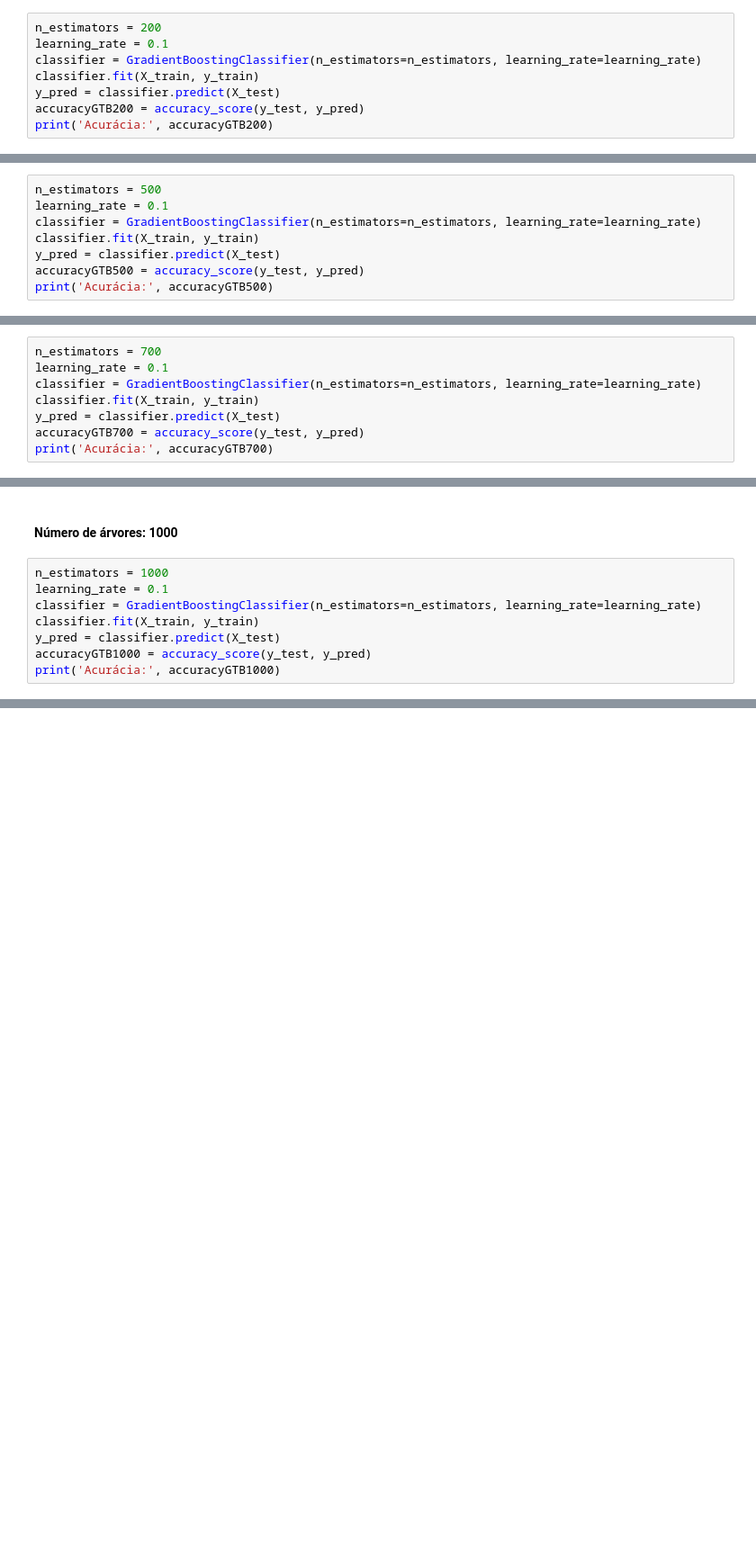
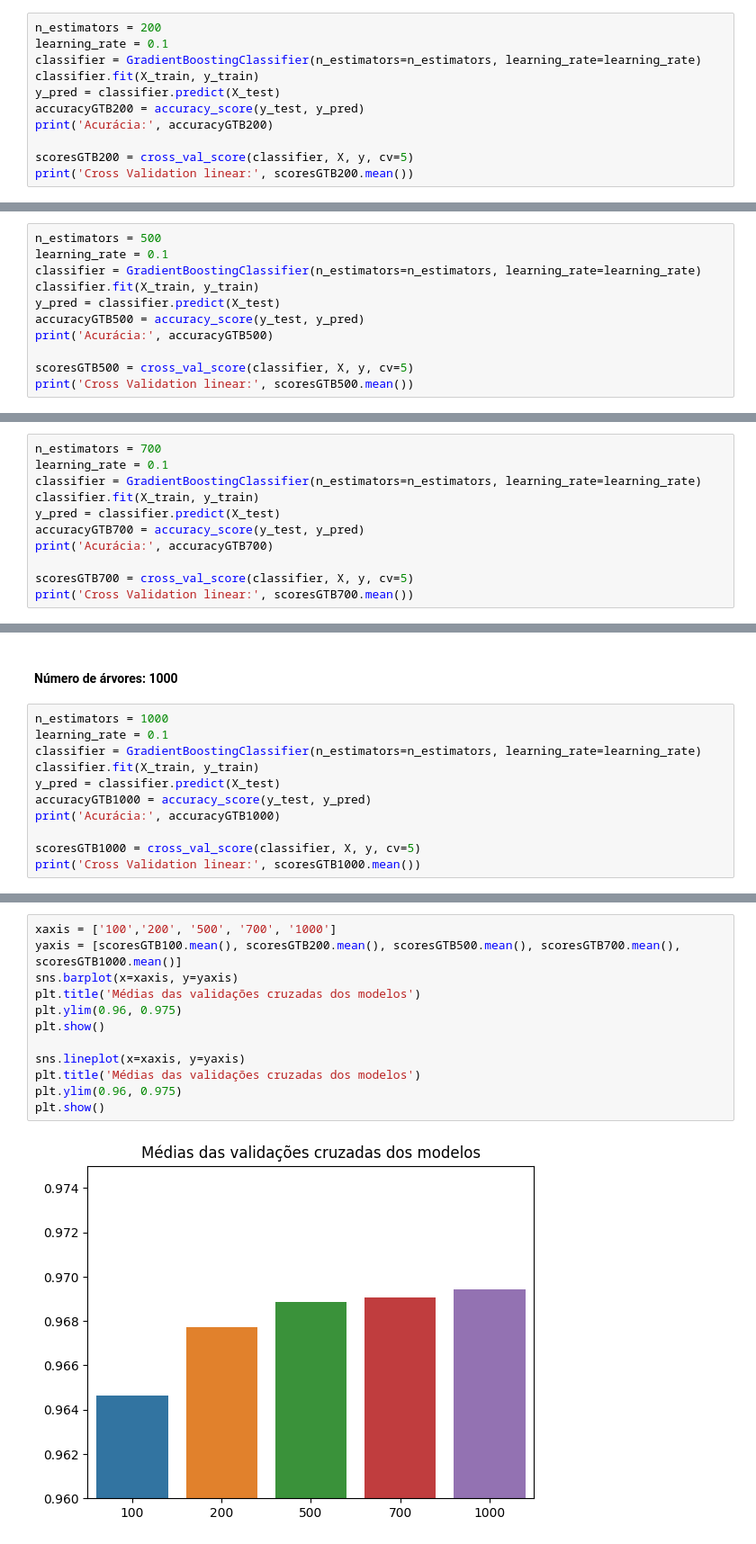
Before and after one commit to Academify/INF420-TP4, a Jupyter notebook: main.ipynb, the cells around one changed output, grey strips where cells are left out. Shown: that part at 90% size. Drawn from its saved outputs; the diff is of its cells as text; blank space fills up the shorter version.

```diff
--- a/main.ipynb
+++ b/main.ipynb
@@ -513,4 +524,7 @@ classifier.fit(X_train, y_train)
 y_pred = classifier.predict(X_test)
 accuracyGTB200 = accuracy_score(y_test, y_pred)
 print('Acurácia:', accuracyGTB200)
+
+scoresGTB200 = cross_val_score(classifier, X, y, cv=5)
+print('Cross Validation linear:', scoresGTB200.mean())
 # %% [output]
@@ -525,5 +540,8 @@ classifier.fit(X_train, y_train)
 y_pred = classifier.predict(X_test)
 accuracyGTB500 = accuracy_score(y_test, y_pred)
 print('Acurácia:', accuracyGTB500)
+
+scoresGTB500 = cross_val_score(classifier, X, y, cv=5)
+print('Cross Validation linear:', scoresGTB500.mean())
 # %% [output]
 Acurácia: 0.9769452449567724
@@ -537,5 +556,8 @@ classifier.fit(X_train, y_train)
 y_pred = classifier.predict(X_test)
 accuracyGTB700 = accuracy_score(y_test, y_pred)
 print('Acurácia:', accuracyGTB700)
+
+scoresGTB700 = cross_val_score(classifier, X, y, cv=5)
+print('Cross Validation linear:', scoresGTB700.mean())
 # %% [output]
 Acurácia: 0.9779058597502401
@@ -549,5 +572,8 @@ classifier.fit(X_train, y_train)
 y_pred = classifier.predict(X_test)
 accuracyGTB1000 = accuracy_score(y_test, y_pred)
 print('Acurácia:', accuracyGTB1000)
+
+scoresGTB1000 = cross_val_score(classifier, X, y, cv=5)
+print('Cross Validation linear:', scoresGTB1000.mean())
 # %% [output]
 Acurácia: 0.9779058597502401
@@ -570,0 +600,14 @@ plt.show()
+# %%
+xaxis = ['100','200', '500', '700', '1000']
+yaxis = [scoresGTB100.mean(), scoresGTB200.mean(), scoresGTB500.mean(), scoresGTB700.mean(), scoresGTB1000.mean()]
+sns.barplot(x=xaxis, y=yaxis)
+plt.title('Médias das validações cruzadas dos modelos')
+plt.ylim(0.96, 0.975)
+plt.show()
+
+sns.lineplot(x=xaxis, y=yaxis)
+plt.title('Médias das validações cruzadas dos modelos')
+plt.ylim(0.96, 0.975)
+plt.show()
+# %% [output]
+[figure, added]
```
Also changed, not shown: parts of 15 cells of this notebook.
